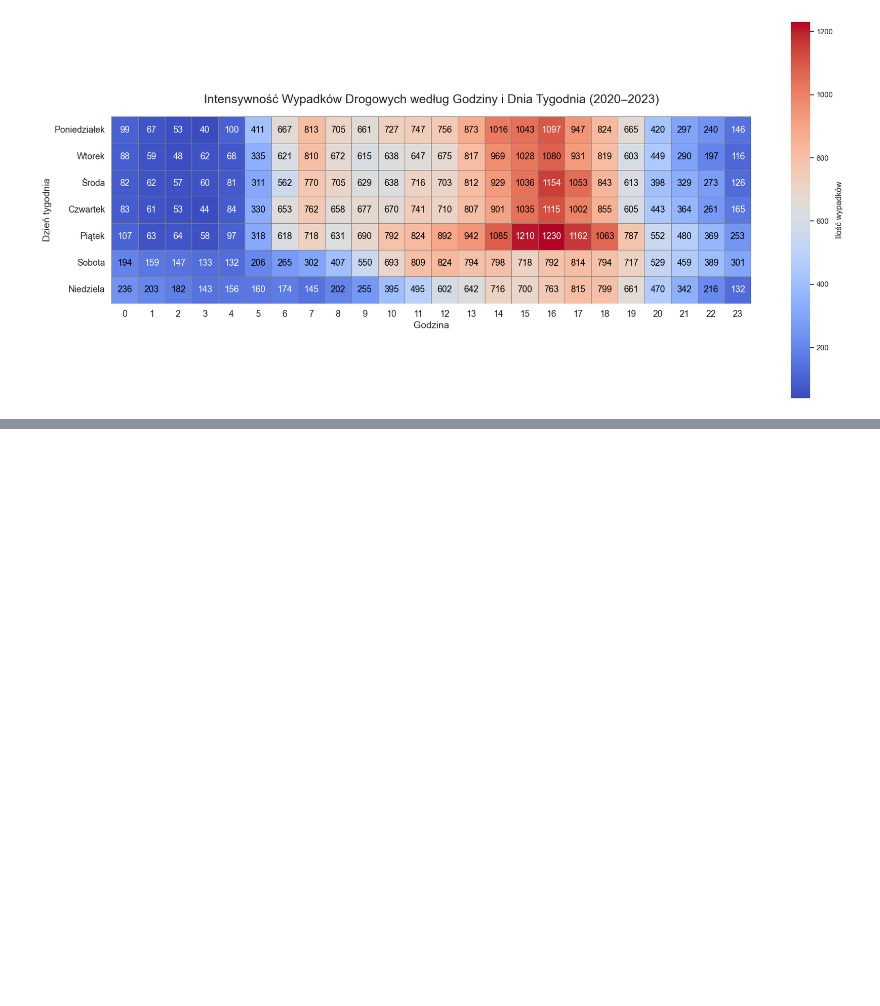
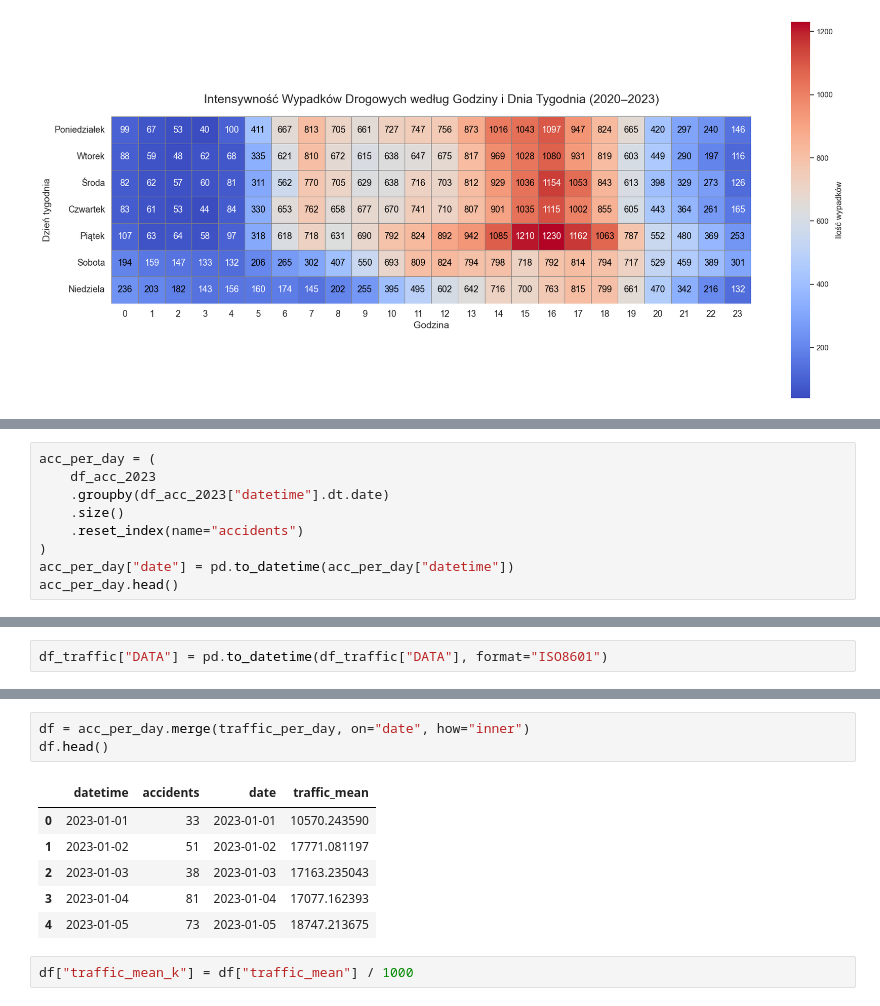
Before and after one commit to JankData/car-accidents-visualizations, a Jupyter notebook: notebooks/wypadki1.ipynb, the cells around one changed output, grey strips where cells are left out. Drawn from its saved outputs; the diff is of its cells as text; blank space fills up the shorter version.

```diff
--- a/notebooks/wypadki1.ipynb
+++ b/notebooks/wypadki1.ipynb
@@ -329,0 +350,9 @@ plt.show()
+# %%
+acc_per_day = (
+    df_acc_2023
+    .groupby(df_acc_2023["datetime"].dt.date)
+    .size()
+    .reset_index(name="accidents")
+)
+acc_per_day["date"] = pd.to_datetime(acc_per_day["datetime"])
+acc_per_day.head()
@@ -329,0 +366,2 @@ plt.show()
+# %%
+df_traffic["DATA"] = pd.to_datetime(df_traffic["DATA"], format="ISO8601")
@@ -329,0 +393,12 @@ plt.show()
+# %%
+df = acc_per_day.merge(traffic_per_day, on="date", how="inner")
+df.head()
+# %% [output]
+|  | datetime | accidents | date | traffic_mean |
+| 0 | 2023-01-01 | 33 | 2023-01-01 | 10570.243590 |
+| 1 | 2023-01-02 | 51 | 2023-01-02 | 17771.081197 |
+| 2 | 2023-01-03 | 38 | 2023-01-03 | 17163.235043 |
+| 3 | 2023-01-04 | 81 | 2023-01-04 | 17077.162393 |
+| 4 | 2023-01-05 | 73 | 2023-01-05 | 18747.213675 |
+# %%
+df["traffic_mean_k"] = df["traffic_mean"] / 1000
```
Also changed, not shown: parts of 7 cells of this notebook.
